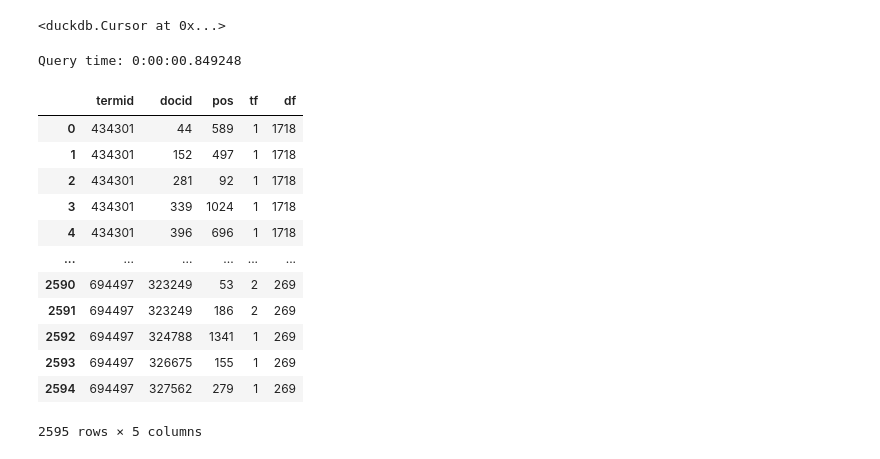
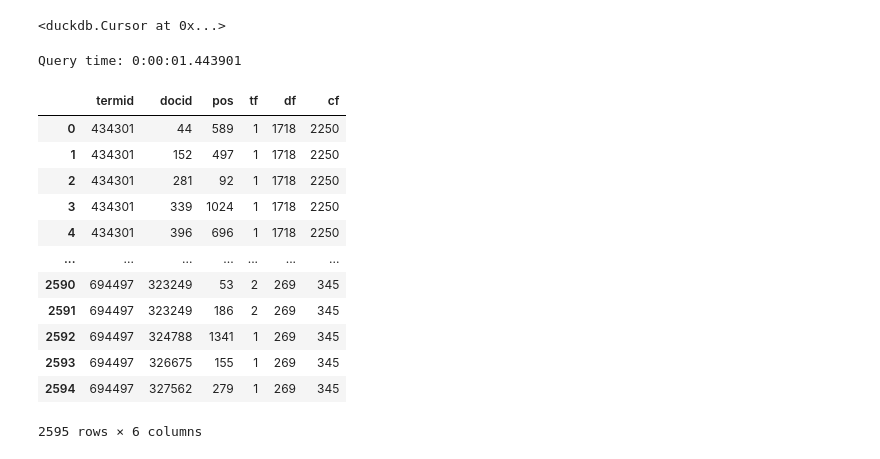
Before and after one commit to nnistelrooij/Information-Retrieval, a Jupyter notebook: DuckDB.ipynb, the cells around one changed output. Saved outputs shown, nothing was run; the diff lists cells and outputs as text; code cells hidden in the pictures.

```diff
--- a/DuckDB.ipynb
+++ b/DuckDB.ipynb
@@ -89,42 +90,44 @@ def make_query(c, *args: str):
 # %%
 len_query = make_query(c, 'wizard', 'hat')
 
 cur_time = datetime.now()
 
 qterms = c.execute("WITH qtermids "
                         "AS (SELECT dict.termid "
                                   ",dict.df "
+                                  ",dict.cf "
                             "FROM dict "
                             "JOIN query "
                             "ON dict.term = query.term "
                             ") "
                    "SELECT terms.termid "
                          ",terms.docid "
                          ",terms.pos "
                          ",terms.tf "
                          ",qtermids.df "
+                         ",qtermids.cf "
                    "FROM terms "
                    "JOIN qtermids "
                    "ON terms.termid = qtermids.termid")
 
 time_delta = datetime.now() - cur_time
 print('Query time: {}'.format(time_delta))
 
 qterms.fetchdf()
 # %% [output]
-Query time: 0:00:00.849248
+Query time: 0:00:01.443901
-|  | termid | docid | pos | tf | df |
-| 0 | 434301 | 44 | 589 | 1 | 1718 |
-| 1 | 434301 | 152 | 497 | 1 | 1718 |
-| 2 | 434301 | 281 | 92 | 1 | 1718 |
-| 3 | 434301 | 339 | 1024 | 1 | 1718 |
-| 4 | 434301 | 396 | 696 | 1 | 1718 |
-| ... | ... | ... | ... | ... | ... |
-| 2590 | 694497 | 323249 | 53 | 2 | 269 |
-| 2591 | 694497 | 323249 | 186 | 2 | 269 |
-| 2592 | 694497 | 324788 | 1341 | 1 | 269 |
-| 2593 | 694497 | 326675 | 155 | 1 | 269 |
-| 2594 | 694497 | 327562 | 279 | 1 | 269 |
+|  | termid | docid | pos | tf | df | cf |
+| 0 | 434301 | 44 | 589 | 1 | 1718 | 2250 |
+| 1 | 434301 | 152 | 497 | 1 | 1718 | 2250 |
+| 2 | 434301 | 281 | 92 | 1 | 1718 | 2250 |
+| 3 | 434301 | 339 | 1024 | 1 | 1718 | 2250 |
+| 4 | 434301 | 396 | 696 | 1 | 1718 | 2250 |
+| ... | ... | ... | ... | ... | ... | ... |
+| 2590 | 694497 | 323249 | 53 | 2 | 269 | 345 |
+| 2591 | 694497 | 323249 | 186 | 2 | 269 | 345 |
+| 2592 | 694497 | 324788 | 1341 | 1 | 269 | 345 |
+| 2593 | 694497 | 326675 | 155 | 1 | 269 | 345 |
+| 2594 | 694497 | 327562 | 279 | 1 | 269 | 345 |
-2595 rows × 5 columns
+2595 rows × 6 columns
 # %%
 len_query = make_query(c, 'new', 'york')
```
Also changed, not shown: parts of 4 cells of this notebook, 1 other file.
